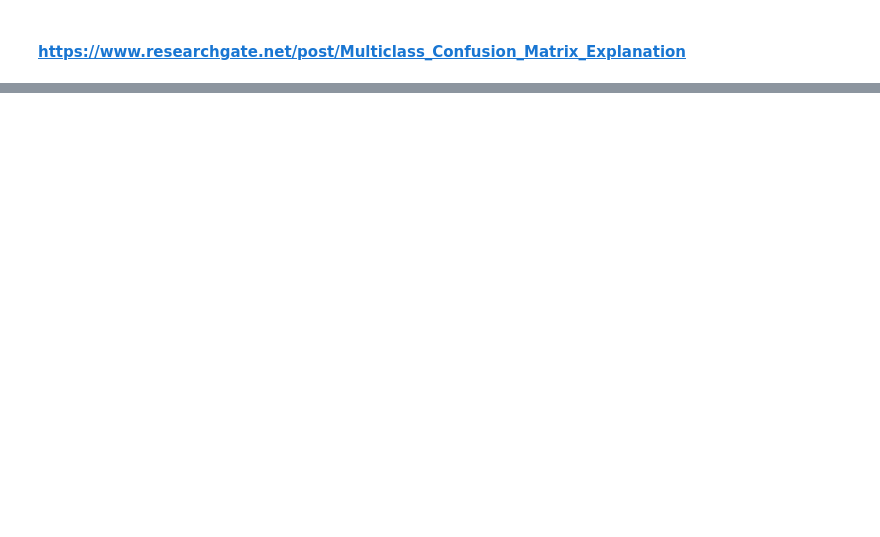
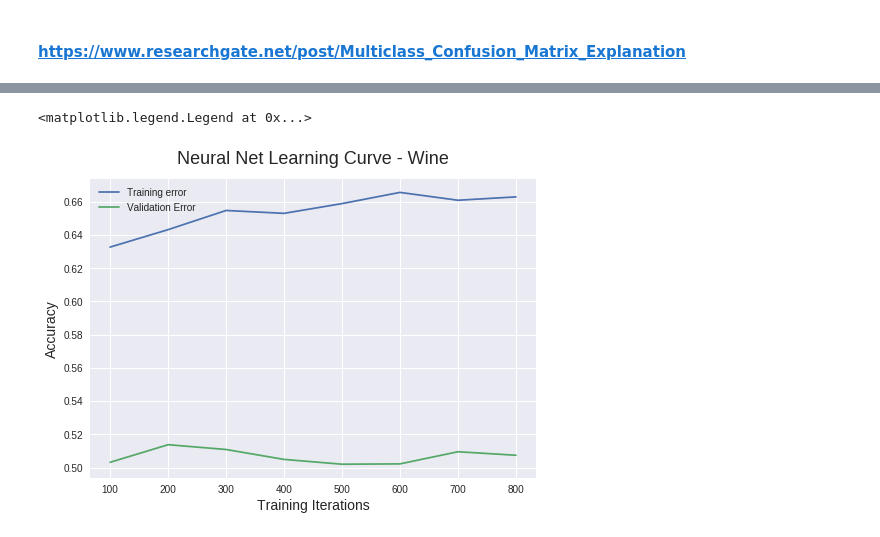
Before and after one commit to 6r0k3d/ml-intro, a Jupyter notebook: notebooks/neural_wine.ipynb, the cells around one changed output, grey strips where cells are left out. Drawn from its saved outputs; the diff is of its cells as text; code cells hidden in the pictures; blank space fills up the shorter version.

Commit message:
neural wine

```diff
--- a/notebooks/neural_wine.ipynb
+++ b/notebooks/neural_wine.ipynb
@@ -234,3 +282,7 @@ parameters = {'max_iter' : [500,1000,1500], 'alpha': 10.0 ** -np.arange(1,7),'hi
+# %%
+parameters = {'max_iter' : [100,200,300,400,500,600,700,800]}
+# %%
+clf = MLPClassifier(hidden_layer_sizes=(11,11))
 # %%
 clf_grid = GridSearchCV(clf, parameters, n_jobs=-1)
 # %%
@@ -237,0 +313,2 @@ clf_grid.fit(X_train,y_train)
+# %%
+grid_results = pd.DataFrame(clf_grid.cv_results_)
@@ -237,0 +335,16 @@ clf_grid.fit(X_train,y_train)
+# %%
+train_iterations = [100,200,300,400,500,600,700,800]
+train_scores_mean = grid_results['mean_train_score']
+test_scores_mean = grid_results['mean_test_score']
+# %%
+plt.style.use('seaborn')
+plt.plot(train_iterations, train_scores_mean, label='Training error')
+plt.plot(train_iterations, test_scores_mean, label='Validation Error')
+
+plt.ylabel('Accuracy', fontsize = 14)
+plt.xlabel('Training Iterations', fontsize = 14)
+plt.title('Neural Net Learning Curve - Wine', fontsize = 18, y=1.03)
+plt.legend()
+# %% [output]
+<matplotlib.legend.Legend at 0x...>
+[figure, added]
```
Also changed, not shown: parts of 26 cells of this notebook.
